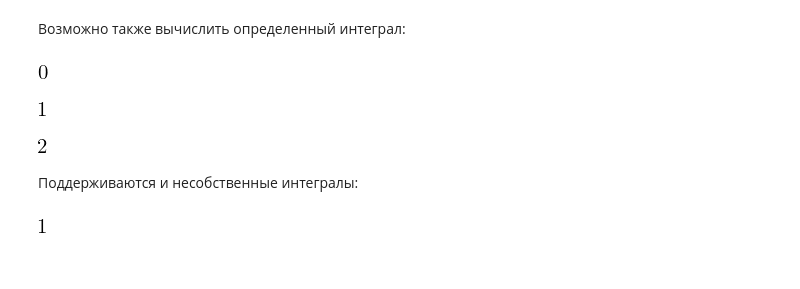
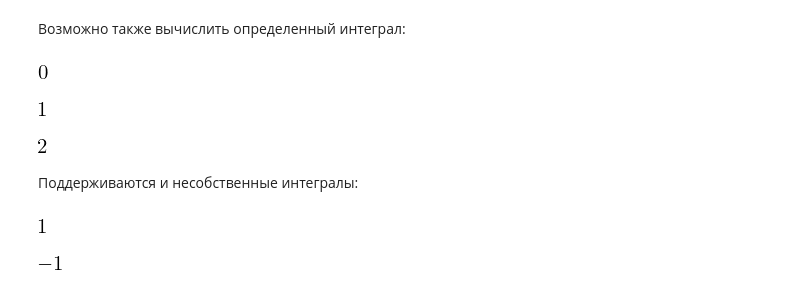
Before and after one commit to KazAndr/balavstvo_checking, a Jupyter notebook: test_modules/sympy/sympy_test.ipynb, the cells around one changed output. Drawn from its saved outputs; the diff is of its cells as text; code cells hidden in the pictures; blank space fills up the shorter version.

```diff
--- a/test_modules/sympy/sympy_test.ipynb
+++ b/test_modules/sympy/sympy_test.ipynb
@@ -320,3 +320,7 @@ integrate(cos(x), (x, -pi/2, pi/2))
 integrate(exp(-x), (x, 0, oo))
 # %% [output]
 [figure]
+# %%
+integrate(log(x), (x, 0, 1))
+# %% [output]
+[figure, added]
```
Also changed, not shown: parts of 4 cells of this notebook.
